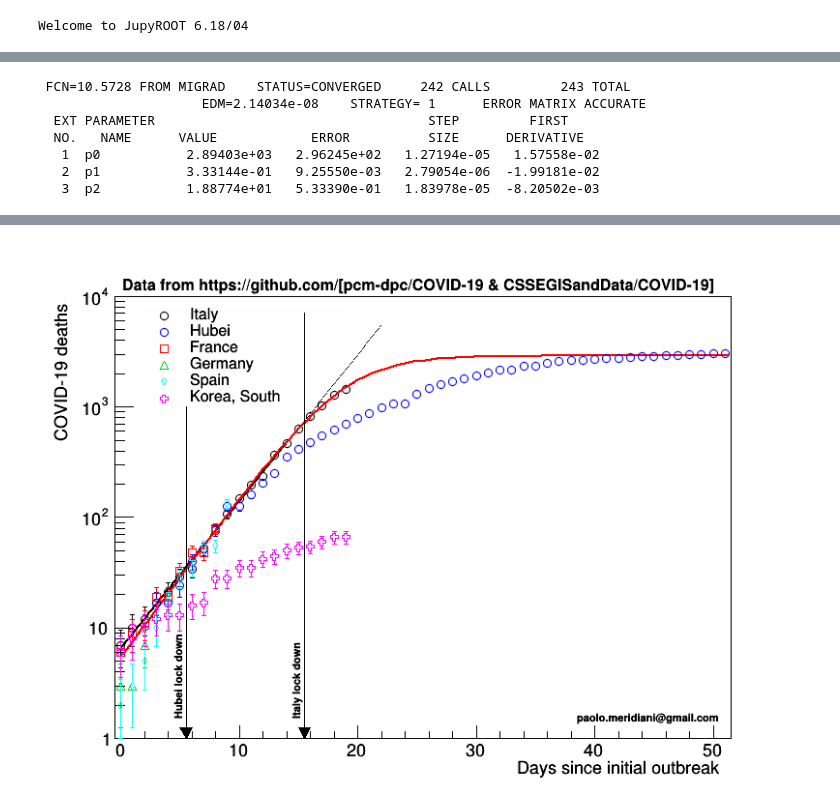
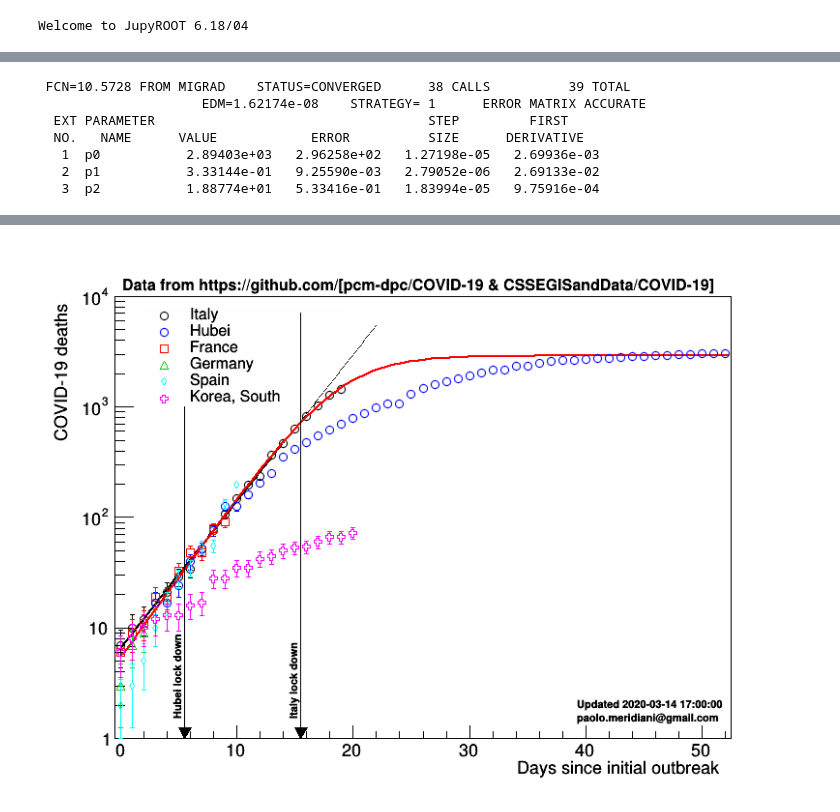
Before and after one commit to pmeridian/COVID19, a Jupyter notebook: Covid19.ipynb, the cells around one changed output, grey strips where cells are left out. Saved outputs shown, nothing was run; the diff lists cells and outputs as text; code cells hidden in the pictures.

```diff
--- a/Covid19.ipynb
+++ b/Covid19.ipynb
@@ -7,6 +7,8 @@ import pandas as pd
 dfByProvince = pd.read_csv(urlByProvince)
 dfNational = pd.read_csv(urlNational)
 
+lastDate=dfNational['data'][len(dfNational)-1]
+
 #dfByProvince.head(5)
 #dfNational.head(5)
 
@@ -15,3 +17,5 @@ df={}
 province=['TO','MI','LO','RM','BG','PV','PD','RI']
 for p in province:
     df[p]=dfByProvince[dfByProvince['sigla_provincia']==p]
+
+print("Last data %s"%lastDate)
@@ -299,7 +307,7 @@ delay={
     'Hubei':3,
     'France':-43,
     'Spain':-42,
-    'Germany':-49,
+    'Germany':-50,
     'Korea, South':-32
 }
 
@@ -357,16 +365,17 @@ ar2.Draw()
 t1.SetTextSize(0.02)
 t1.DrawLatex(15.2,1.5,'Italy lock down')
 t1.DrawLatex(5.2,1.5,'Hubei lock down')
+t2.DrawLatexNDC(0.7,0.155,'Updated %s'%lastDate)
 t2.DrawLatexNDC(0.7,0.13,'paolo.meridiani@gmail.com')
 c1.Draw()
 
 for ext in ['.pdf','.png','.root']:
     c1.SaveAs("~/cernbox/www/plots/COVID19/deathsItalyVsWorld"+ext)
 # %% [output]
- FCN=10.5728 FROM MIGRAD    STATUS=CONVERGED     242 CALLS         243 TOTAL
-                     EDM=2.14034e-08    STRATEGY= 1      ERROR MATRIX ACCURATE
+ FCN=10.5728 FROM MIGRAD    STATUS=CONVERGED      38 CALLS          39 TOTAL
+                     EDM=1.62174e-08    STRATEGY= 1      ERROR MATRIX ACCURATE
   EXT PARAMETER                                   STEP         FIRST
   NO.   NAME      VALUE            ERROR          SIZE      DERIVATIVE
-   1  p0           2.89403e+03   2.96245e+02   1.27194e-05   1.57558e-02
-   2  p1           3.33144e-01   9.25550e-03   2.79054e-06  -1.99181e-02
-   3  p2           1.88774e+01   5.33390e-01   1.83978e-05  -8.20502e-03
+   1  p0           2.89403e+03   2.96258e+02   1.27198e-05   2.69936e-03
+   2  p1           3.33144e-01   9.25590e-03   2.79052e-06   2.69133e-02
+   3  p2           1.88774e+01   5.33416e-01   1.83994e-05   9.75916e-04
@@ -373,4 +383,4 @@ for ext in ['.pdf','.png','.root']:
 Info in <TCanvas::Print>: pdf file /Users/meridian/cernbox/www/plots/COVID19/deathsItalyVsWorld.pdf has been created
 Info in <TCanvas::Print>: png file /Users/meridian/cernbox/www/plots/COVID19/deathsItalyVsWorld.png has been created
 Info in <TCanvas::SaveAs>: ROOT file /Users/meridian/cernbox/www/plots/COVID19/deathsItalyVsWorld.root has been created
-[figure, old version]
+[figure, new version]
```
Also changed, not shown: parts of 5 cells of this notebook, 5 other files.
